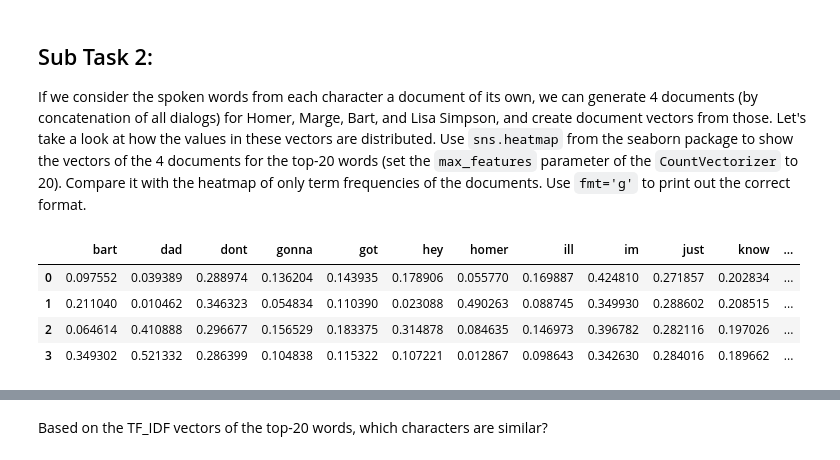
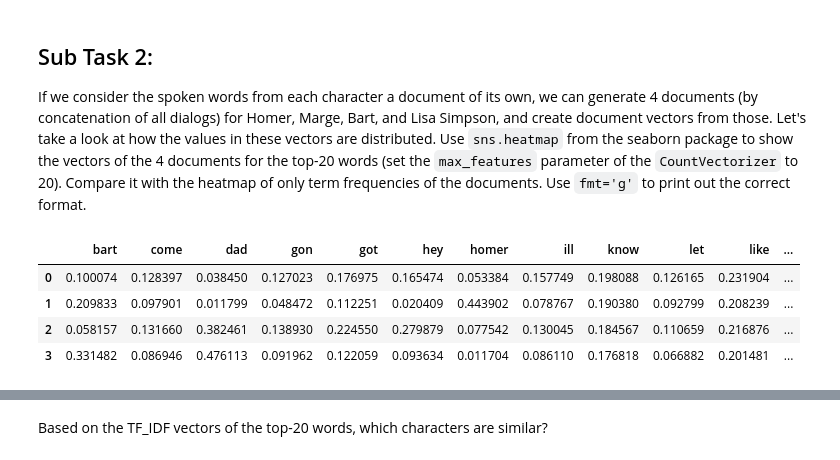
Before and after one commit to fidsusj/HateSpeechDetection, a Jupyter notebook: assignments/2/ITA_assignment_2.ipynb, the cells around one changed output, grey strips where cells are left out. Cells and saved outputs as stored; diff of their text form; code cells hidden in the pictures.

```diff
--- a/assignments/2/ITA_assignment_2.ipynb
+++ b/assignments/2/ITA_assignment_2.ipynb
@@ -476,7 +475,7 @@ df_script.head()
 | 4 | 9553 | 32 | 213 | Edna Krabappel-Flanders: The poll... | 864000 | True | 40 | 3 | ... |
 # %%
 merged_data = pd.merge(df_script, df_characters, how="inner", left_on="character_id", right_on="id") #merge the dataframes to the characters to get the names and drop nan values
-merged_data.dropna(subset=["normalized_text"], inplace=True)
+merged_data.dropna(subset=["stems"], inplace=True)
 #merged_data[merged_data['stems'] == np.nan].head()
 merged_data.head()
 # %% [output]
@@ -515,11 +514,12 @@ def calc_tfidf_scores(list_of_docs, number_top_n_words, count_vectorizer_max_fea
 
 def get_character_items(input_df, character_id):
     corpus = input_df[input_df['character_id'] == character_id]
-    return corpus["normalized_text"]
+    return corpus["stems"]
 
 for character_id in [[2, 'Homer Simpson'], [1, 'Marge Simpson'], [8, 'Bart Simpson'], [9, 'Lisa Simpson']]:
     corpus_list = get_character_items(merged_data, character_id[0])
-    calc_tfidf_scores(corpus_list, 10)
+    corpus = corpus_list.apply(lambda cell: " ".join(cell))
+    calc_tfidf_scores(corpus, 10)
 
     ### Don't forget that you need the tfidf values for a single word averaged across documents ####
 # %% [output]
@@ -587,26 +587,27 @@ import seaborn as sns
 # %%
 # prepare data -> 4 docs
 
 list_of_docs = []
 for character_id in [[2, 'Homer Simpson'], [1, 'Marge Simpson'], [8, 'Bart Simpson'], [9, 'Lisa Simpson']]:
     ##### Your code ######
     corpus_list = get_character_items(merged_data, character_id[0])
-    list_of_docs.append(' '.join(corpus_list))
+    corpus = corpus_list.apply(lambda cell: " ".join(cell))
+    list_of_docs.append(' '.join(corpus))
 
 character_list = ['Homer Simpson', 'Marge Simpson', 'Bart Simpson', 'Lisa Simpson']
 vectorizer = CountVectorizer(stop_words='english', max_features=20)
 count_vectorized = vectorizer.fit_transform(list_of_docs)
 df_tf = pd.DataFrame(count_vectorized.toarray(), columns=vectorizer.get_feature_names())
 #df_tf.index = character_list
 df_tf_idf = calc_tfidf(vectorizer, count_vectorized)
 #df_tf_idf.index = character_list
 df_tf_idf.head()
 # %% [output]
-|  | bart | dad | dont | gonna | got | hey | homer | ill | im | just | know | ... |
-| 0 | 0.097552 | 0.039389 | 0.288974 | 0.136204 | 0.143935 | 0.178906 | 0.055770 | 0.169887 | 0.424810 | 0.271857 | 0.202834 | ... |
-| 1 | 0.211040 | 0.010462 | 0.346323 | 0.054834 | 0.110390 | 0.023088 | 0.490263 | 0.088745 | 0.349930 | 0.288602 | 0.208515 | ... |
-| 2 | 0.064614 | 0.410888 | 0.296677 | 0.156529 | 0.183375 | 0.314878 | 0.084635 | 0.146973 | 0.396782 | 0.282116 | 0.197026 | ... |
-| 3 | 0.349302 | 0.521332 | 0.286399 | 0.104838 | 0.115322 | 0.107221 | 0.012867 | 0.098643 | 0.342630 | 0.284016 | 0.189662 | ... |
+|  | bart | come | dad | gon | got | hey | homer | ill | know | let | like | ... |
+| 0 | 0.100074 | 0.128397 | 0.038450 | 0.127023 | 0.176975 | 0.165474 | 0.053384 | 0.157749 | 0.198088 | 0.126165 | 0.231904 | ... |
+| 1 | 0.209833 | 0.097901 | 0.011799 | 0.048472 | 0.112251 | 0.020409 | 0.443902 | 0.078767 | 0.190380 | 0.092799 | 0.208239 | ... |
+| 2 | 0.058157 | 0.131660 | 0.382461 | 0.138930 | 0.224550 | 0.279879 | 0.077542 | 0.130045 | 0.184567 | 0.110659 | 0.216876 | ... |
+| 3 | 0.331482 | 0.086946 | 0.476113 | 0.091962 | 0.122059 | 0.093634 | 0.011704 | 0.086110 | 0.176818 | 0.066882 | 0.201481 | ... |
 # %%
 fig, ax = plt.subplots(figsize=(17,6))
 sns.heatmap(df_tf_idf ### Your tfidf weights ###
```
Also changed, not shown: parts of 14 cells of this notebook.
